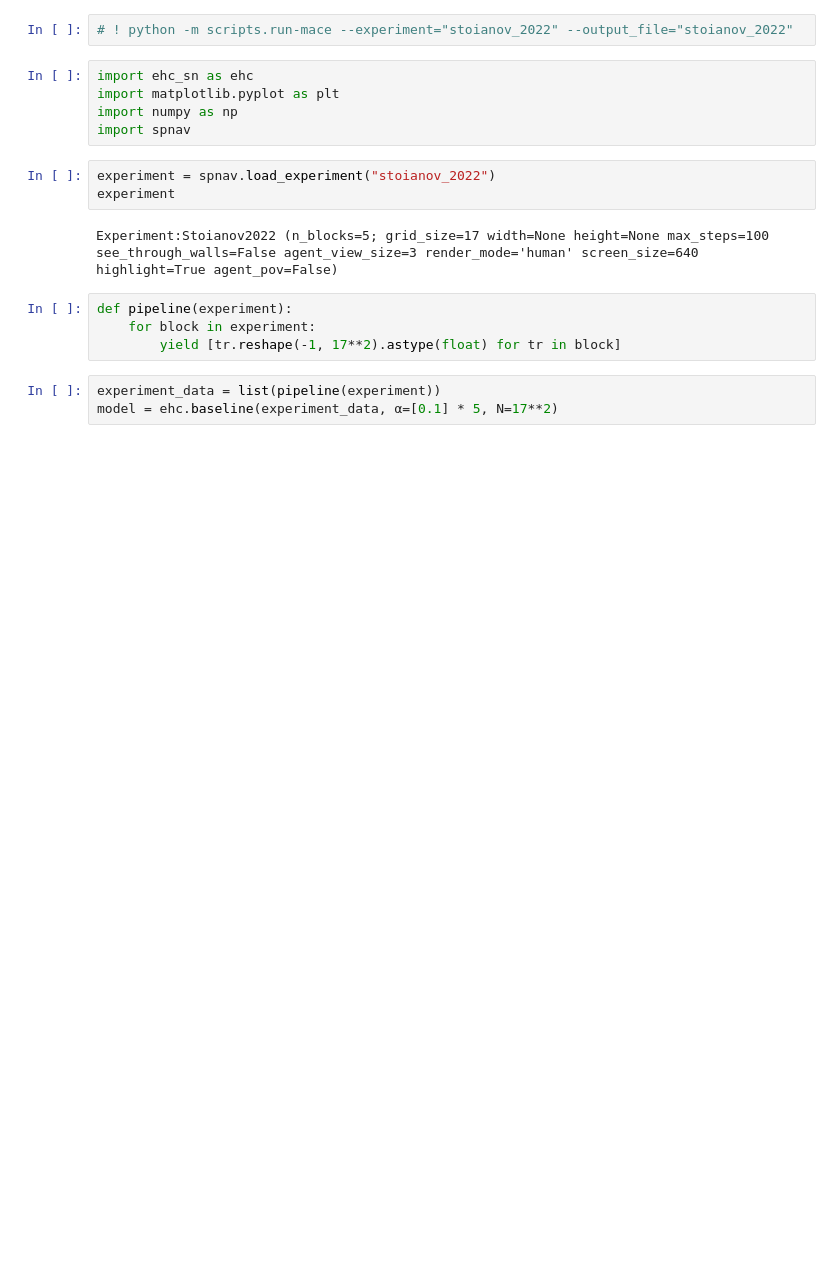
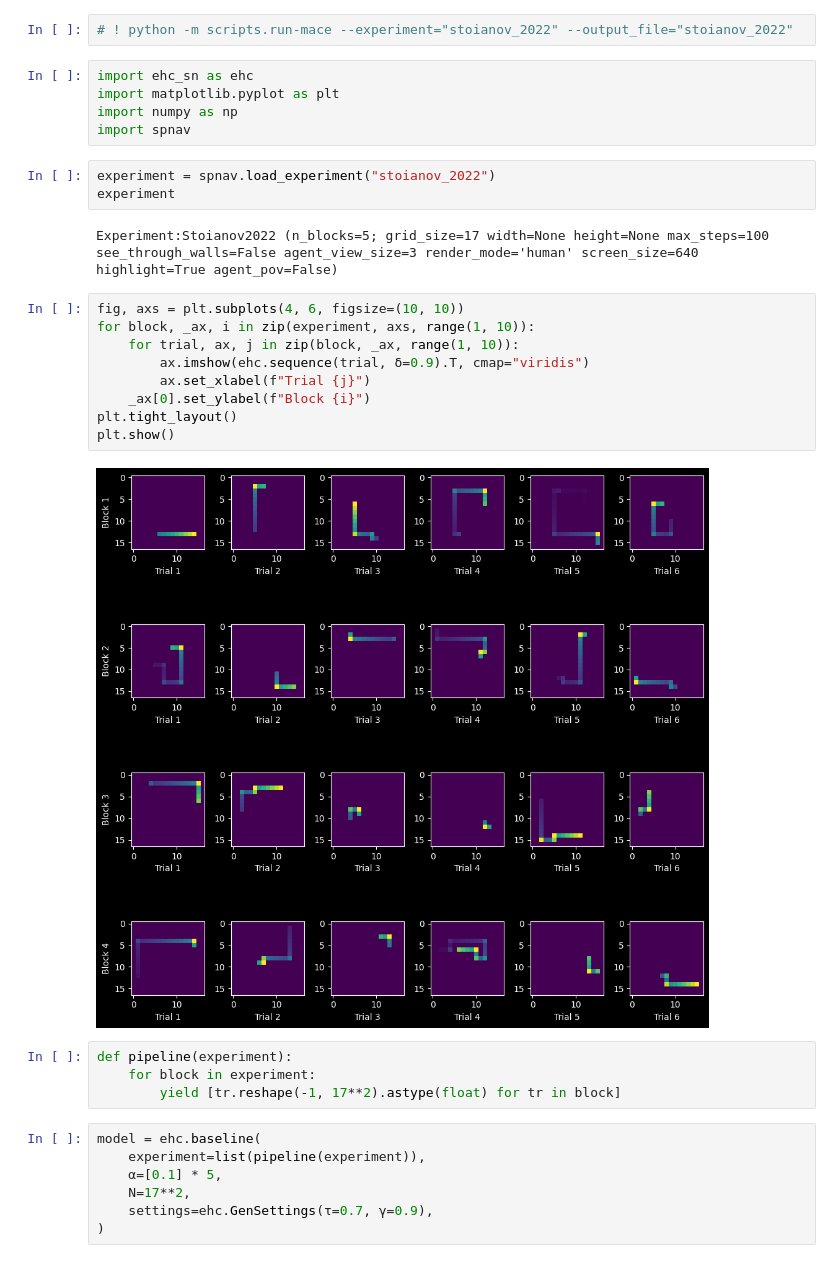
Before and after one commit to BorjaEst/spatial-navigation, a Jupyter notebook: notebooks/stoianov_2022.ipynb, the cells around one changed output. Cells and saved outputs as stored; diff of their text form; blank space fills up the shorter version.

```diff
--- a/notebooks/stoianov_2022.ipynb
+++ b/notebooks/stoianov_2022.ipynb
@@ -10,13 +10,28 @@ experiment = spnav.load_experiment("stoianov_2022")
 experiment
 # %% [output]
 Experiment:Stoianov2022 (n_blocks=5; grid_size=17 width=None height=None max_steps=100 see_through_walls=False agent_view_size=3 render_mode='human' screen_size=640 highlight=True agent_pov=False)
+# %%
+fig, axs = plt.subplots(4, 6, figsize=(10, 10))
+for block, _ax, i in zip(experiment, axs, range(1, 10)):
+    for trial, ax, j in zip(block, _ax, range(1, 10)):
+        ax.imshow(ehc.sequence(trial, δ=0.9).T, cmap="viridis")
+        ax.set_xlabel(f"Trial {j}")
+    _ax[0].set_ylabel(f"Block {i}")
+plt.tight_layout()
+plt.show()
+# %% [output]
+[figure, added]
 # %%
 def pipeline(experiment):
     for block in experiment:
         yield [tr.reshape(-1, 17**2).astype(float) for tr in block]
 # %%
-experiment_data = list(pipeline(experiment))
-model = ehc.baseline(experiment_data, α=[0.1] * 5, N=17**2)
+model = ehc.baseline(
+    experiment=list(pipeline(experiment)),
+    α=[0.1] * 5,
+    N=17**2,
+    settings=ehc.GenSettings(τ=0.7, γ=0.9),
+)
 # %%
 maps = model.sample_maps()
 maps = np.array(maps).reshape(-1, 17, 17)
```
Also changed, not shown: parts of 1 cell of this notebook.
